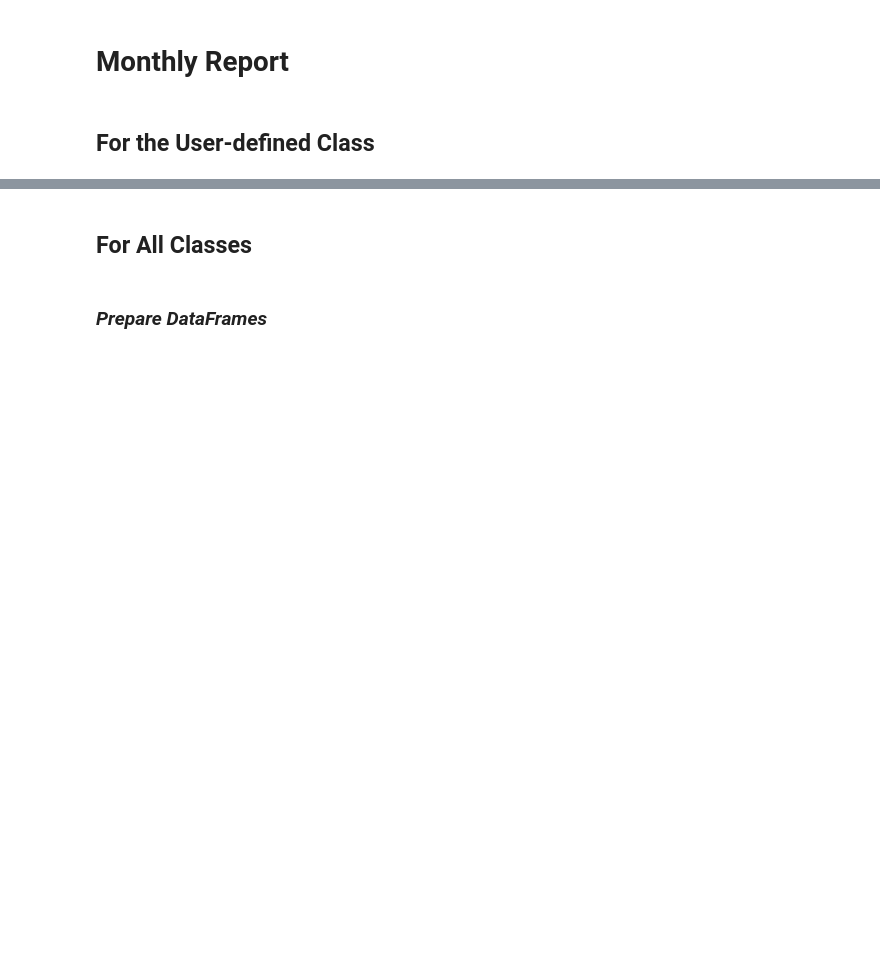
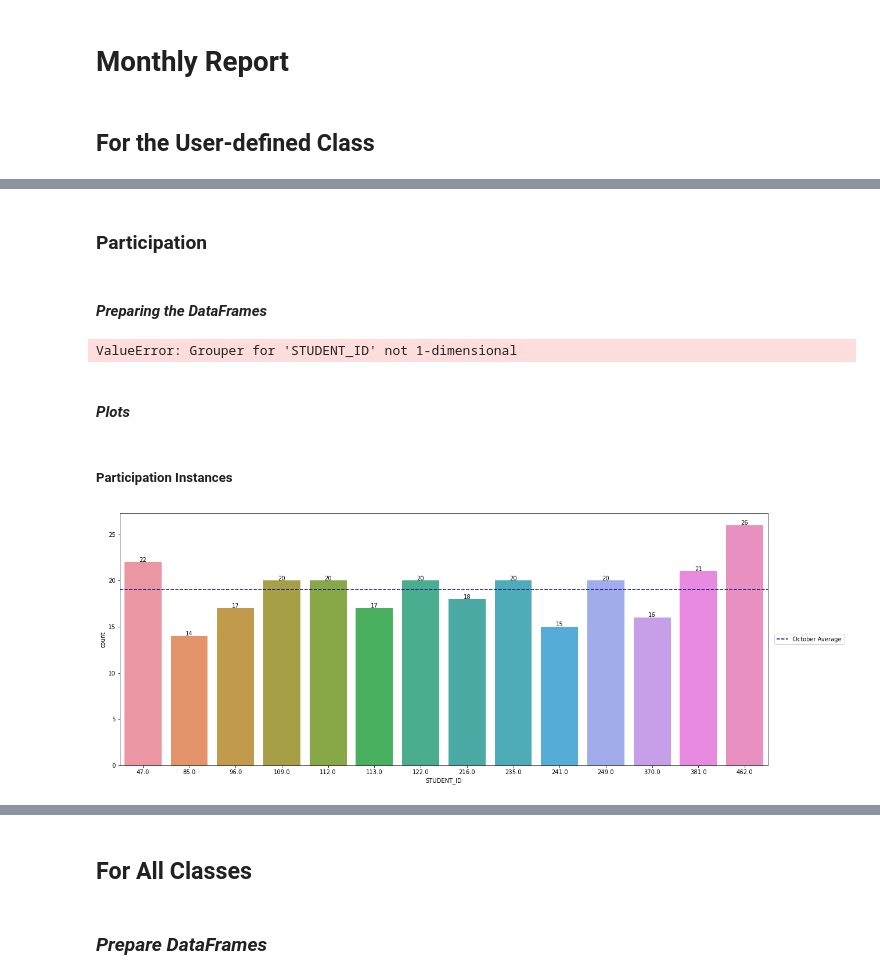
Before and after one commit to mikitz/china-students, a Jupyter notebook: (Teacher) Class Reports.ipynb, the cells around one changed output, grey strips where cells are left out. Drawn from its saved outputs; the diff is of its cells as text; code cells hidden in the pictures; blank space fills up the shorter version.

```diff
--- a/(Teacher) Class Reports.ipynb
+++ b/(Teacher) Class Reports.ipynb
@@ -39,6 +39,6 @@ lClasses = classes['CLASS_ID'].to_list()
 lStudents = students['STUDENT_ID'].to_list()
 # %%
 # Set the class ID
-tiClassID = 1
+tiClassID = 15
 # %% [markdown]
 # Monthly Report
@@ -49,2 +45,10 @@ tiMonth = 7
+# %%
+# Set the month and year
+tiYear = 2013
+tiMonth = 10
+# Get the month name from its number
+oMonth = datetime.date(tiYear, tiMonth, 1).strftime('%B')
+# Get the number of students in this class
+oNumberStudents = students[students['CLASS_ID'] == tiClassID].shape[0]
 # %% [markdown]
 ## For the User-defined Class
@@ -155,0 +233,38 @@ fShowValuesOnBars(ax)
+# %% [markdown]
+### Participation
+# %% [markdown]
+#### *Preparing the DataFrames*
+# %%
+# Merge the student's name with the participation DF
+dfParticipationDate = pd.merge(dfParticipationDate, dfStudents[['STUDENT_ID', 'STUDENT_NAME_ENGLISH']], on = 'STUDENT_ID')
+# Group by participation type and student ID
+dfParticipationDateType = dfParticipationDate.groupby(['STUDENT_ID', 'PARTICIPATION_TYPE'])['PARTICIPATION_TYPE'].count()
+dfParticipationDateType = pd.DataFrame(dfParticipationDateType)
+dfParticipationDateType = dfParticipationDateType.rename(columns = {'STUDENT_ID': 'STUDENT_ID', 'PARTICIPATION_TYPE':'PARTICIPATION_TYPE', 'PARTICIPATION_TYPE':'PART_TYPE_COUNT'})
+# Create a pivot table of the same group by
+dfParticipationDateTypePivot = dfParticipationDate.pivot_table(index = 'STUDENT_ID', columns = 'PARTICIPATION_TYPE', values = 'STUDENT_ID', aggfunc = 'count')
+# Group by student ID and count them to get the total number of participation instances per student
+dfParticipationDateCount = dfParticipationDate.groupby(['STUDENT_ID'])['STUDENT_ID'].count()
+dfParticipationDateCount = pd.DataFrame(dfParticipationDateCount)
+# %% [output]
+ValueError: Grouper for 'STUDENT_ID' not 1-dimensional
+# %% [markdown]
+#### *Plots*
+# %% [markdown]
+##### Participation Instances
+# %%
+# Create the figure and axis objects
+fig, ax = plt.subplots(figsize = (20, 8))
+# Plot it
+sns.countplot(x = 'STUDENT_ID', data = dfParticipationDate)
+# Calculate the average
+oAverage = dfParticipationDateType['PART_TYPE_COUNT'].sum() / oNumberStudents
+# Plot the class average
+plt.axhline(y = oAverage,
+            color = 'darkblue', linestyle = 'dashed', label = '{} Average'.format(oMonth))
+# Set up the legend
+plt.legend(bbox_to_anchor=(1.01, 0.5), loc='center left', borderaxespad=0)
+# Add labels
+fShowValuesOnBars(ax)
+# %% [output]
+[figure, added]
```
Also changed, not shown: parts of 34 cells of this notebook, 2 other files.
